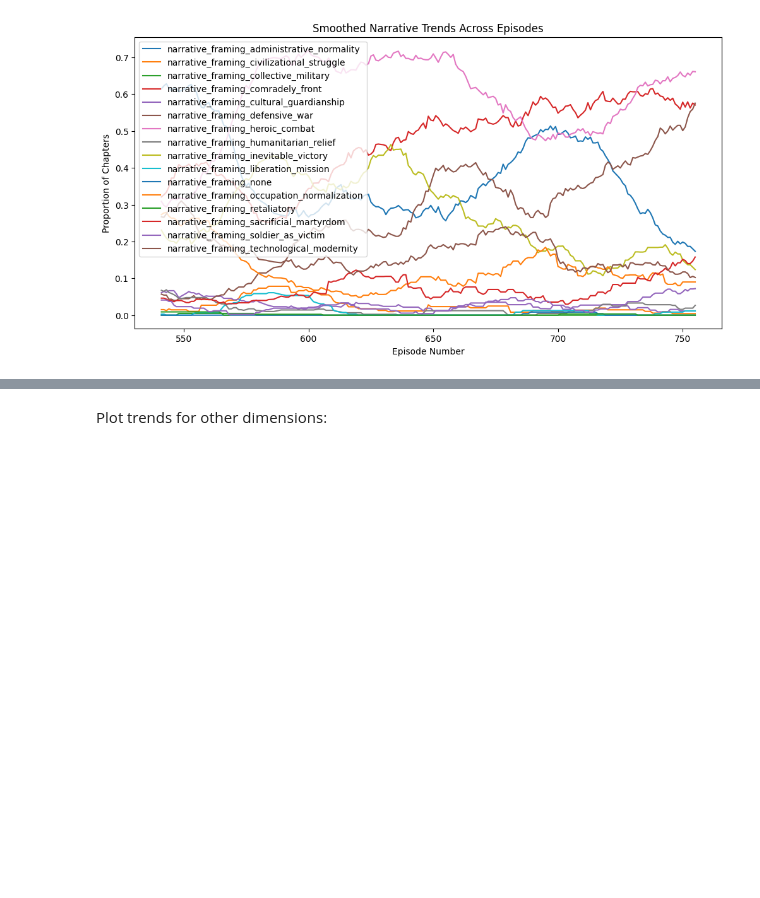
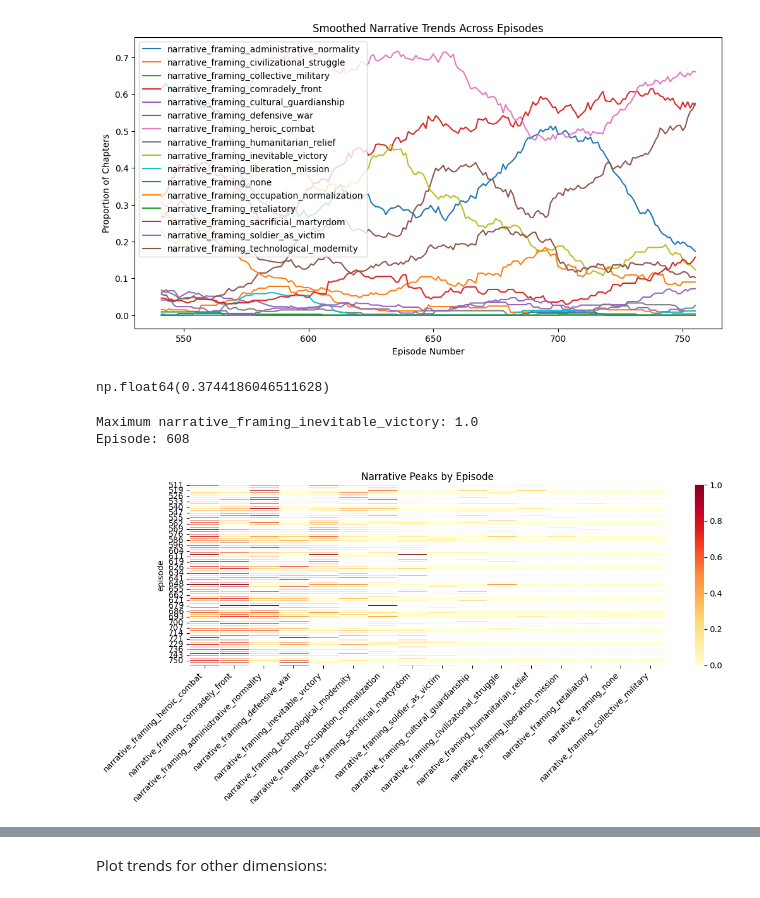
Before and after one commit to chill-bird/cultural_analytics_project, a Jupyter notebook: src/analysis/analyze_narratives.ipynb, the cells around one changed output, grey strips where cells are left out. Saved outputs shown, nothing was run; the diff lists cells and outputs as text; code cells hidden in the pictures; blank space fills up the shorter version.

```diff
--- a/src/analysis/analyze_narratives.ipynb
+++ b/src/analysis/analyze_narratives.ipynb
@@ -238,3 +239,36 @@ plt.title("Smoothed Narrative Trends Across Episodes")
 plt.show()
 # %% [output]
 [figure]
+# %%
+yearly.loc[1941, "narrative_framing_inevitable_victory"]
+# %% [output]
+np.float64(0.3744186046511628)
+# %%
+col = "narrative_framing_inevitable_victory"
+
+max_episode = episode_means[col].idxmax()
+max_value = episode_means[col].max()
+
+print(f"Maximum {col}: {max_value}")
+print(f"Episode: {max_episode}")
+# %% [output]
+Maximum narrative_framing_inevitable_victory: 1.0
+Episode: 608
+# %%
+# sort narratives by average importance
+sorted_cols = episode_means[narrative_cols].mean().sort_values(ascending=False).index
+
+plt.figure(figsize=(12,6))
+
+sns.heatmap(
+    episode_means[sorted_cols],
+    cmap="YlOrRd",
+    linewidths=0.5
+)
+
+plt.title("Narrative Peaks by Episode")
+plt.xticks(rotation=45, ha="right")
+plt.tight_layout()
+plt.show()
+# %% [output]
+[figure, added]
```
Also changed, not shown: parts of 20 cells of this notebook, 7 other files.
